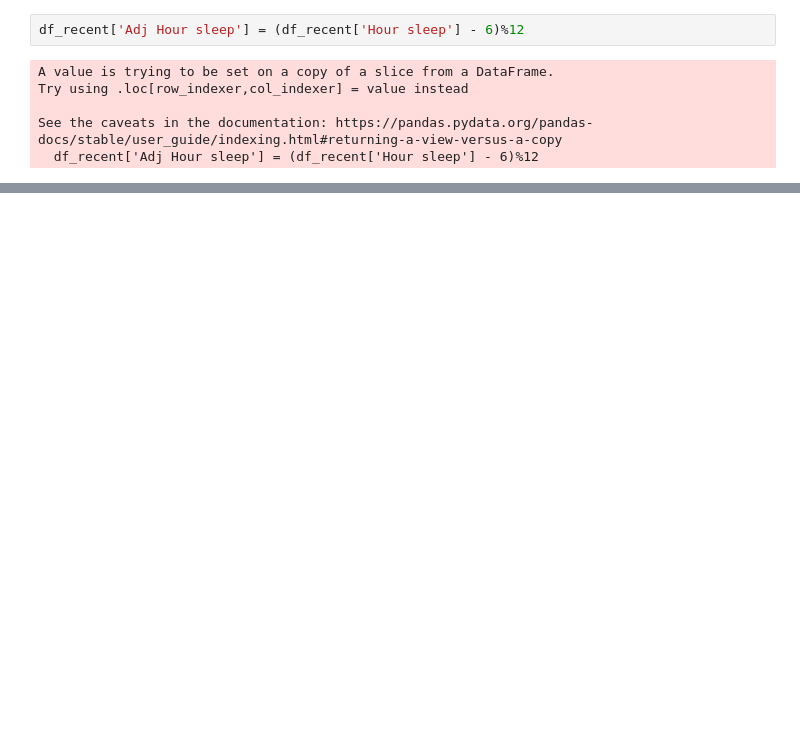
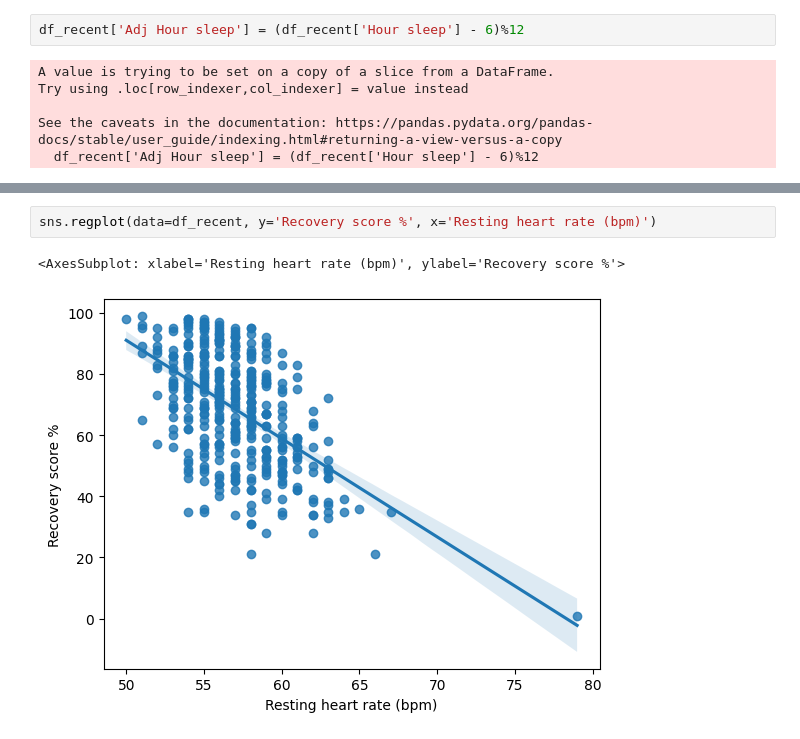
Before and after one commit to psyrgkan/Whoop_investigation, a Jupyter notebook: clean_data.ipynb, the cells around one changed output, grey strips where cells are left out. Cells and saved outputs as stored; diff of their text form; blank space fills up the shorter version.

```diff
--- a/clean_data.ipynb
+++ b/clean_data.ipynb
@@ -819,0 +828,5 @@ sns.histplot(df_recent['Adj Hour sleep'], kde=True);
+# %%
+sns.regplot(data=df_recent, y='Recovery score %', x='Resting heart rate (bpm)')
+# %% [output]
+<AxesSubplot: xlabel='Resting heart rate (bpm)', ylabel='Recovery score %'>
+[figure, added]
```
Also changed, not shown: parts of 18 cells of this notebook.
